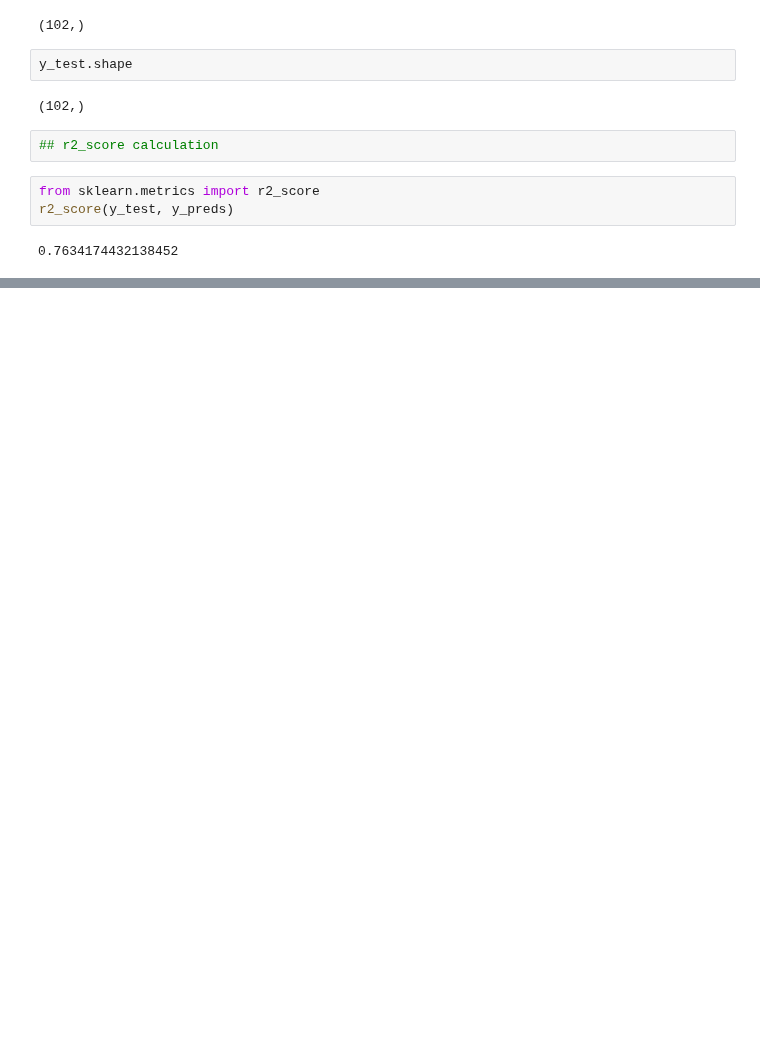
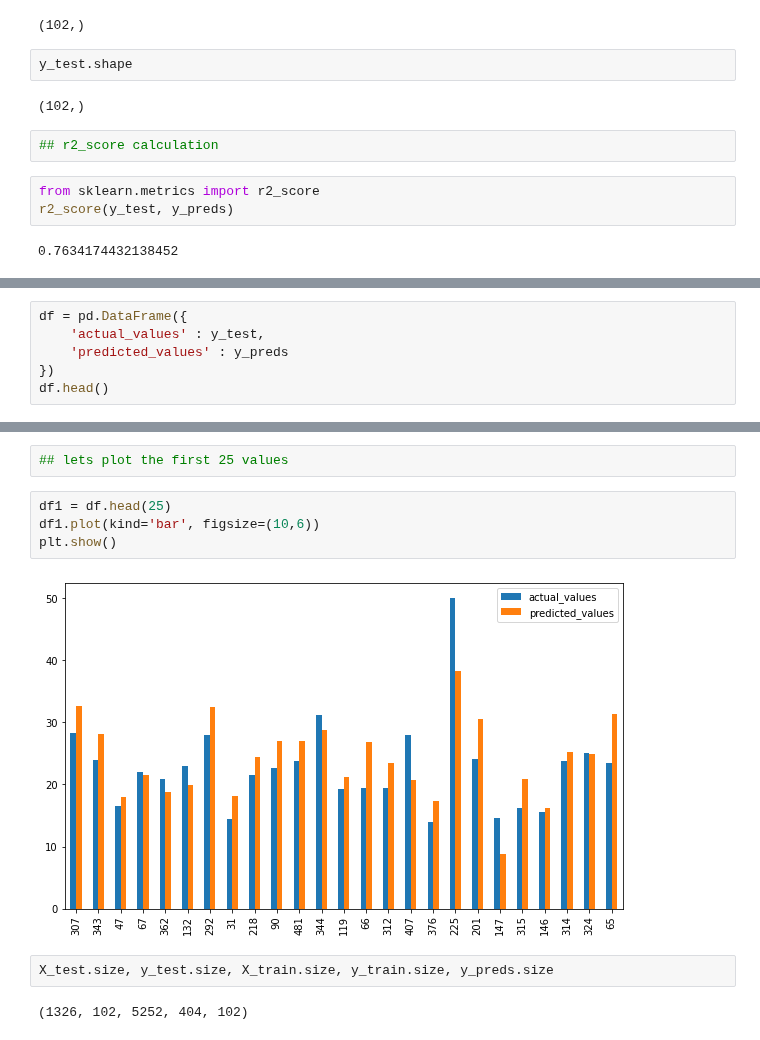
Before and after one commit to Vikas-KM/machine-learning, a Jupyter notebook: Machine Learning Algorithms/Linear Regression/Linear Regression.ipynb, the cells around one changed output, grey strips where cells are left out. Saved outputs shown, nothing was run; the diff lists cells and outputs as text; blank space fills up the shorter version.

Commit message:
Linear Regression on Boston Dataset and plots added

```diff
--- a/Machine Learning Algorithms/Linear Regression/Linear Regression.ipynb
+++ b/Machine Learning Algorithms/Linear Regression/Linear Regression.ipynb
@@ -176,0 +179,6 @@ r2_score(y_test, y_preds)
+# %%
+df = pd.DataFrame({
+    'actual_values' : y_test,
+    'predicted_values' : y_preds
+})
+df.head()
@@ -176,0 +192,12 @@ r2_score(y_test, y_preds)
+# %%
+## lets plot the first 25 values
+# %%
+df1 = df.head(25)
+df1.plot(kind='bar', figsize=(10,6))
+plt.show()
+# %% [output]
+[figure, added]
+# %%
+X_test.size, y_test.size, X_train.size, y_train.size, y_preds.size
+# %% [output]
+(1326, 102, 5252, 404, 102)
```
Also changed, not shown: parts of 3 cells of this notebook.
